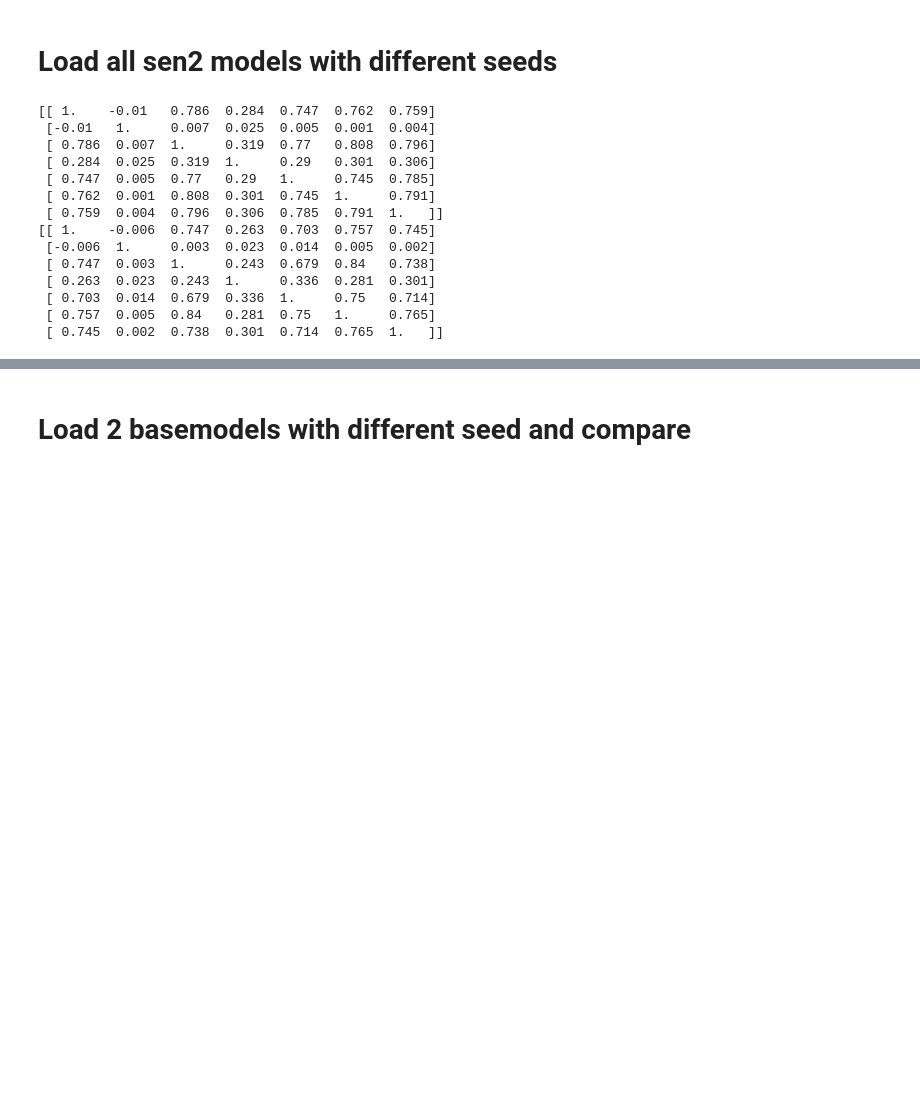
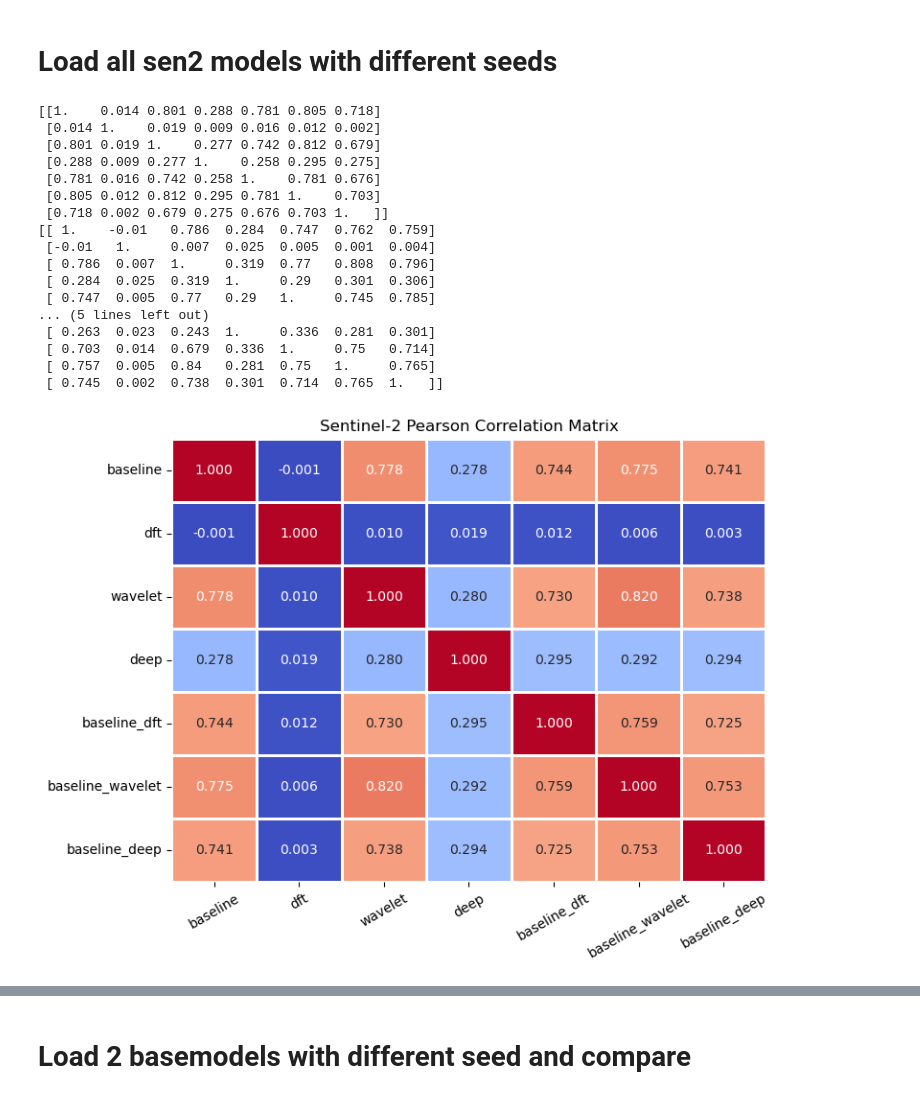
Before and after one commit to theson-vu/floodsegmentation, a Jupyter notebook: correlation.ipynb, the cells around one changed output, grey strips where cells are left out. Saved outputs shown, nothing was run; the diff lists cells and outputs as text; code cells hidden in the pictures; blank space fills up the shorter version.

```diff
--- a/correlation.ipynb
+++ b/correlation.ipynb
@@ -329,18 +331,21 @@ res3 = correlate_models(seed3, 50)
 # %%
-#print(np.round(res1, 3)) #50
+print(np.round(res1, 3)) #50
 print(np.round(res2, 3)) #50
 print(np.round(res3, 3)) #50
 # %% [output]
+[[1.    0.014 0.801 0.288 0.781 0.805 0.718]
+ [0.014 1.    0.019 0.009 0.016 0.012 0.002]
+ [0.801 0.019 1.    0.277 0.742 0.812 0.679]
+ [0.288 0.009 0.277 1.    0.258 0.295 0.275]
+ [0.781 0.016 0.742 0.258 1.    0.781 0.676]
+ [0.805 0.012 0.812 0.295 0.781 1.    0.703]
+ [0.718 0.002 0.679 0.275 0.676 0.703 1.   ]]
 [[ 1.    -0.01   0.786  0.284  0.747  0.762  0.759]
  [-0.01   1.     0.007  0.025  0.005  0.001  0.004]
  [ 0.786  0.007  1.     0.319  0.77   0.808  0.796]
  [ 0.284  0.025  0.319  1.     0.29   0.301  0.306]
  [ 0.747  0.005  0.77   0.29   1.     0.745  0.785]
- [ 0.762  0.001  0.808  0.301  0.745  1.     0.791]
- [ 0.759  0.004  0.796  0.306  0.785  0.791  1.   ]]
-[[ 1.    -0.006  0.747  0.263  0.703  0.757  0.745]
- [-0.006  1.     0.003  0.023  0.014  0.005  0.002]
- [ 0.747  0.003  1.     0.243  0.679  0.84   0.738]
+... (5 lines left out)
  [ 0.263  0.023  0.243  1.     0.336  0.281  0.301]
  [ 0.703  0.014  0.679  0.336  1.     0.75   0.714]
  [ 0.757  0.005  0.84   0.281  0.75   1.     0.765]
@@ -352 +373,40 @@ import matplotlib.pyplot as plt
+# %%
+matrix1 = np.array([
+    [1.000, 0.014, 0.801, 0.288, 0.781, 0.805, 0.718],
+    [0.014, 1.000, 0.019, 0.009, 0.016, 0.012, 0.002],
+    [0.801, 0.019, 1.000, 0.277, 0.742, 0.812, 0.679],
+    [0.288, 0.009, 0.277, 1.000, 0.258, 0.295, 0.275],
+    [0.781, 0.016, 0.742, 0.258, 1.000, 0.781, 0.676],
+    [0.805, 0.012, 0.812, 0.295, 0.781, 1.000, 0.703],
+    [0.718, 0.002, 0.679, 0.275, 0.676, 0.703, 1.000]
+])
+
+# Matrix 2
+matrix2 = np.array([
+    [1.000, -0.010, 0.786, 0.284, 0.747, 0.762, 0.759],
+    [-0.010, 1.000, 0.007, 0.025, 0.005, 0.001, 0.004],
+    [0.786, 0.007, 1.000, 0.319, 0.770, 0.808, 0.796],
+    [0.284, 0.025, 0.319, 1.000, 0.290, 0.301, 0.306],
+    [0.747, 0.005, 0.770, 0.290, 1.000, 0.745, 0.785],
+    [0.762, 0.001, 0.808, 0.301, 0.745, 1.000, 0.791],
+    [0.759, 0.004, 0.796, 0.306, 0.785, 0.791, 1.000]
+])
+
+# Matrix 3
+matrix3 = np.array([
+    [1.000, -0.006, 0.747, 0.263, 0.703, 0.757, 0.745],
+    [-0.006, 1.000, 0.003, 0.023, 0.014, 0.005, 0.002],
+    [0.747, 0.003, 1.000, 0.243, 0.679, 0.840, 0.738],
+    [0.263, 0.023, 0.243, 1.000, 0.336, 0.281, 0.301],
+    [0.703, 0.014, 0.679, 0.336, 1.000, 0.750, 0.714],
+    [0.757, 0.005, 0.840, 0.281, 0.750, 1.000, 0.765],
+    [0.745, 0.002, 0.738, 0.301, 0.714, 0.765, 1.000]
+])
+mean_res = np.round(np.mean(np.stack((matrix1, matrix2, matrix3)), axis=0), 3)
+# %%
+create_plot(mean_res, "Sentinel-2 Pearson Correlation Matrix", "sen2corr")
+#create_plot(res2)
+#create_plot(res3)
+# %% [output]
+[figure, added]
 # %%
```
Also changed, not shown: parts of 14 cells of this notebook, 3 other files.
